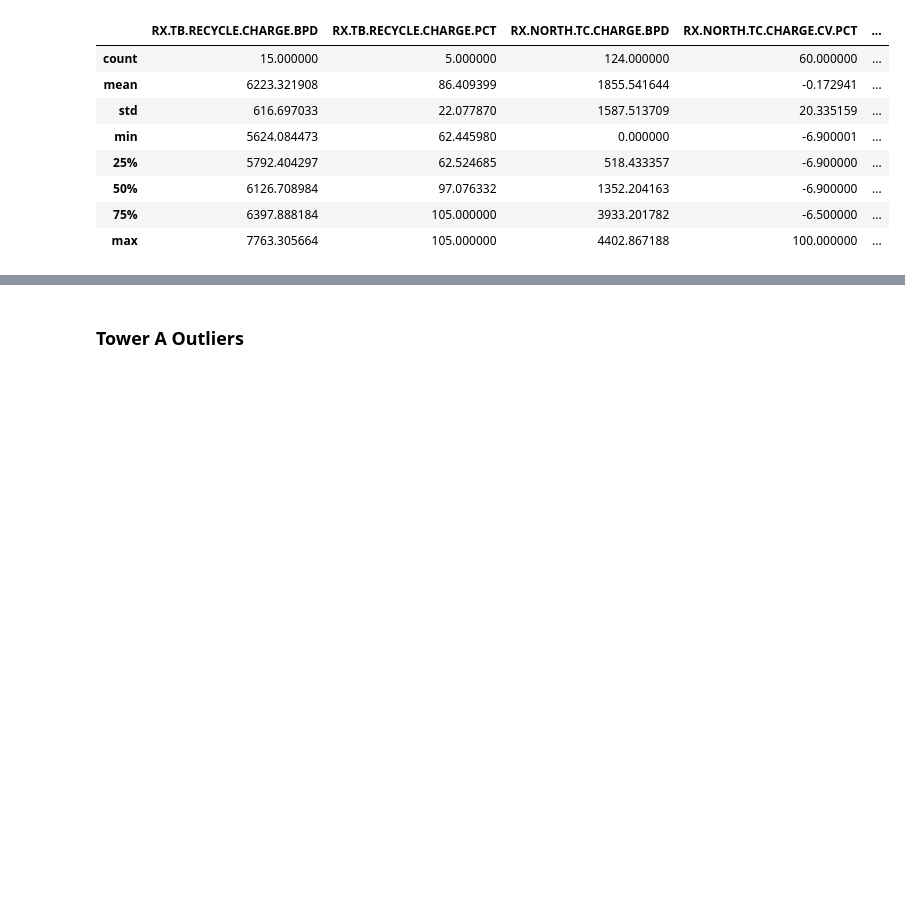
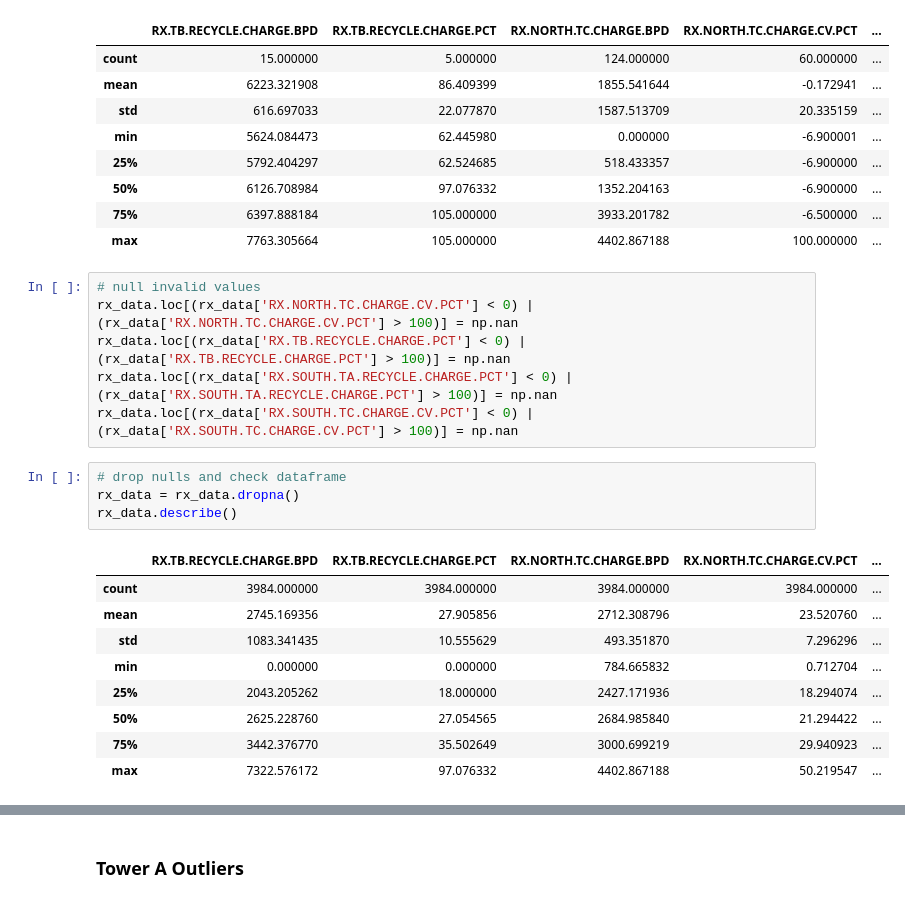
Before and after one commit to Jarney903/Red-ProjectHub, a Jupyter notebook: ETL/clean_data_function.ipynb, the cells around one changed output, grey strips where cells are left out. Drawn from its saved outputs; the diff is of its cells as text; blank space fills up the shorter version.

Commit message:
clean data pass 1 complete

```diff
--- a/ETL/clean_data_function.ipynb
+++ b/ETL/clean_data_function.ipynb
@@ -222,3 +222,23 @@ rx_outliers.describe()
 | 50% | 6126.708984 | 97.076332 | 1352.204163 | -6.900000 | ... |
 | 75% | 6397.888184 | 105.000000 | 3933.201782 | -6.500000 | ... |
 | max | 7763.305664 | 105.000000 | 4402.867188 | 100.000000 | ... |
+# %%
+# null invalid values
+rx_data.loc[(rx_data['RX.NORTH.TC.CHARGE.CV.PCT'] < 0) | (rx_data['RX.NORTH.TC.CHARGE.CV.PCT'] > 100)] = np.nan
+rx_data.loc[(rx_data['RX.TB.RECYCLE.CHARGE.PCT'] < 0) | (rx_data['RX.TB.RECYCLE.CHARGE.PCT'] > 100)] = np.nan
+rx_data.loc[(rx_data['RX.SOUTH.TA.RECYCLE.CHARGE.PCT'] < 0) | (rx_data['RX.SOUTH.TA.RECYCLE.CHARGE.PCT'] > 100)] = np.nan
+rx_data.loc[(rx_data['RX.SOUTH.TC.CHARGE.CV.PCT'] < 0) | (rx_data['RX.SOUTH.TC.CHARGE.CV.PCT'] > 100)] = np.nan
+# %%
+# drop nulls and check dataframe
+rx_data = rx_data.dropna()
+rx_data.describe()
+# %% [output]
+|  | RX.TB.RECYCLE.CHARGE.BPD | RX.TB.RECYCLE.CHARGE.PCT | RX.NORTH.TC.CHARGE.BPD | RX.NORTH.TC.CHARGE.CV.PCT | ... |
+| count | 3984.000000 | 3984.000000 | 3984.000000 | 3984.000000 | ... |
+| mean | 2745.169356 | 27.905856 | 2712.308796 | 23.520760 | ... |
+| std | 1083.341435 | 10.555629 | 493.351870 | 7.296296 | ... |
+| min | 0.000000 | 0.000000 | 784.665832 | 0.712704 | ... |
+| 25% | 2043.205262 | 18.000000 | 2427.171936 | 18.294074 | ... |
+| 50% | 2625.228760 | 27.054565 | 2684.985840 | 21.294422 | ... |
+| 75% | 3442.376770 | 35.502649 | 3000.699219 | 29.940923 | ... |
+| max | 7322.576172 | 97.076332 | 4402.867188 | 50.219547 | ... |
```
Also changed, not shown: parts of 3 cells of this notebook, 5 other files.
